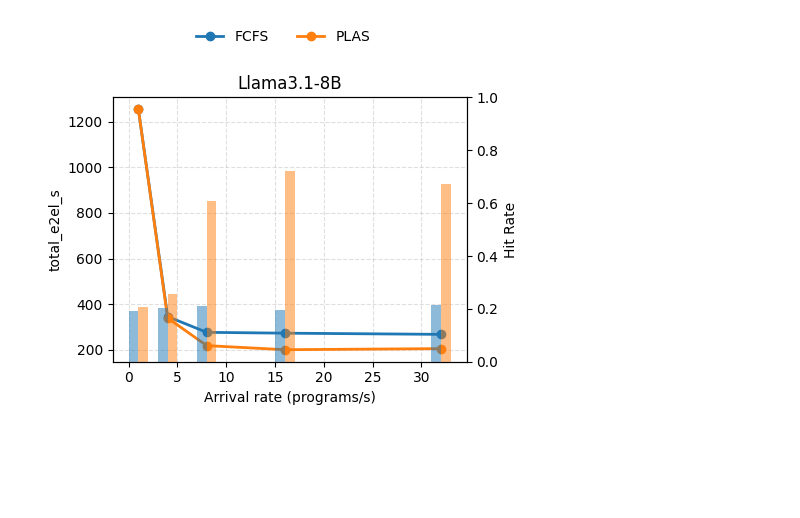
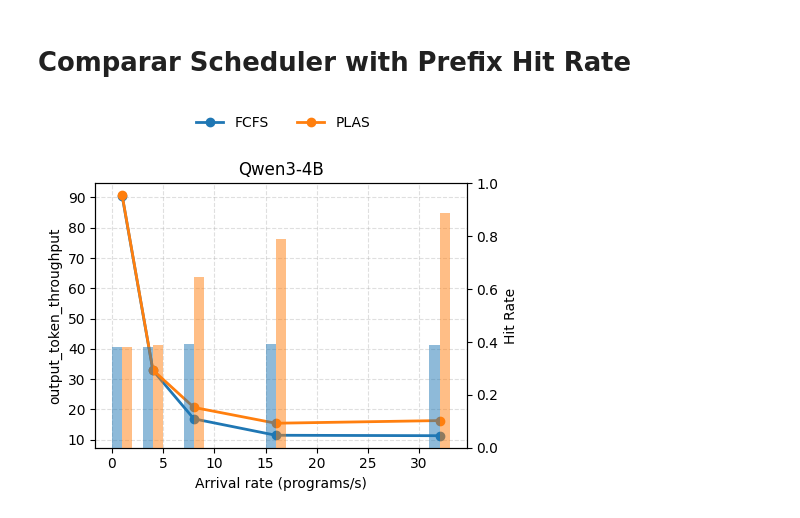
Before and after one commit to gabrielliman/proxy_server, a Jupyter notebook: plot_graph_load_balancer_benchmark.ipynb, the cells around one changed output. Drawn from its saved outputs; the diff is of its cells as text; code cells hidden in the pictures; blank space fills up the shorter version.

```diff
--- a/plot_graph_load_balancer_benchmark.ipynb
+++ b/plot_graph_load_balancer_benchmark.ipynb
@@ -9,13 +13,13 @@ from collections import defaultdict
 # CONFIG
 # ============================================================
 OUTPUT_DIRS = {
-    "1 engine": "outputs_benchmark_load_balancer_50_1_Qwen4B",
+    "Llama3.1-8B": "outputs_benchmark_50_25_LLama_2GPU",
     #"2 engines": "outputs_benchmark_load_balancer_2_engines",
     # "4 engines": "outputs_4_engines",
 }
 
 SCHEDULERS = ["fcfs", "plas"]
-Y_METRIC = "median_tpot_ms"
+# Y_METRIC = "p99_e2el_ms"
 
 # Optional: fixed colors for consistency
 COLORS = {
@@ -96,7 +100,7 @@ for col, (engine_label, _) in enumerate(OUTPUT_DIRS.items()):
             ax.set_title(engine_label)
 
         if col == 0:
-            ax.set_ylabel(f"{scheduler.upper()}\nMedian Time Per Output Token (ms/token)")
+            ax.set_ylabel(f"{scheduler.upper()}\n{Y_METRIC}")
 
         if row == n_rows - 1:
             ax.set_xlabel("Arrival rate (programs/s)")
@@ -119,3 +125,5 @@ plt.show()
+# %%
+Y_METRIC = "p99_e2el_ms"
 # %%
 import json
 import glob
@@ -127,13 +135,10 @@ from collections import defaultdict
 # CONFIG
 # ============================================================
 MODELS = {
-    "Qwen3-4B": "outputs_benchmark_load_balancer_50_1_Qwen4B",
-    "Llama3.1-8B": "outputs_benchmark_load_balancer_50_1_Llama31",
+    # "Qwen3-4B": "outputs_benchmark_load_balancer_50_1_Qwen4B",
+    "Llama3.1-8B": "outputs_benchmark_50_25_LLama_2GPU",
 }
-# MODELS = {
-#     "Qwen3-4B": "outputs_benchmark_Qwen3_4B_1000prograns",
-#     "Llama3.1-8B": "outputs_benchmark_Llama31_1000prograns",
-# }
+
 
 SCHEDULERS = ["fcfs", "plas"]
 # Y_METRIC = "mean_itl_ms"
@@ -268,5 +283,7 @@ plt.show()
+# %% [markdown]
+# Comparar Scheduler with Prefix Hit Rate
 # %%
-Y_METRIC = "total_e2el_s"
+Y_METRIC = "output_token_throughput"
 # %%
 import json
 import glob
@@ -278,8 +295,8 @@ from collections import defaultdict
 # CONFIG
 # ============================================================
 MODELS = {
-    # "Qwen3-4B": "outputs_benchmark_load_balancer_50_1_Qwen4B",
-    "Llama3.1-8B": "outputs_benchmark_50_25_Llama31",
+    "Qwen3-4B": "outputs_benchmark_50_25_Qwen4B",
+    # "Llama3.1-8B": "outputs_benchmark_50_25_Llama31",
 }
 
 SCHEDULERS = ["fcfs", "plas"]
@@ -387,31 +404,31 @@ for col, (model_label, _) in enumerate(MODELS.items()):
             values,
             marker="o",
             linewidth=2,
             label=scheduler.upper(),
             color=SCHEDULER_COLORS.get(scheduler),
         )
 
     ax.set_title(model_label)
     ax.set_xlabel("Arrival rate (programs/s)")
     ax.grid(True, linestyle="--", alpha=0.4)
 
     ax2.set_ylim(0, 1)
     ax2.set_ylabel("Hit Rate")
 
 # Shared Y label
 axes[0].set_ylabel(f"{Y_METRIC}")
 
 # Shared legend
 handles, labels = axes[0].get_legend_handles_labels()
 fig.legend(
     handles,
     labels,
     loc="upper center",
     ncol=len(labels),
     frameon=False
 )
 
 plt.tight_layout(rect=[0, 0, 1, 0.9])
 plt.show()
 # %% [output]
-[figure, old version]
+[figure, new version]
```
Also changed, not shown: parts of 9 cells of this notebook, 5 other files.
